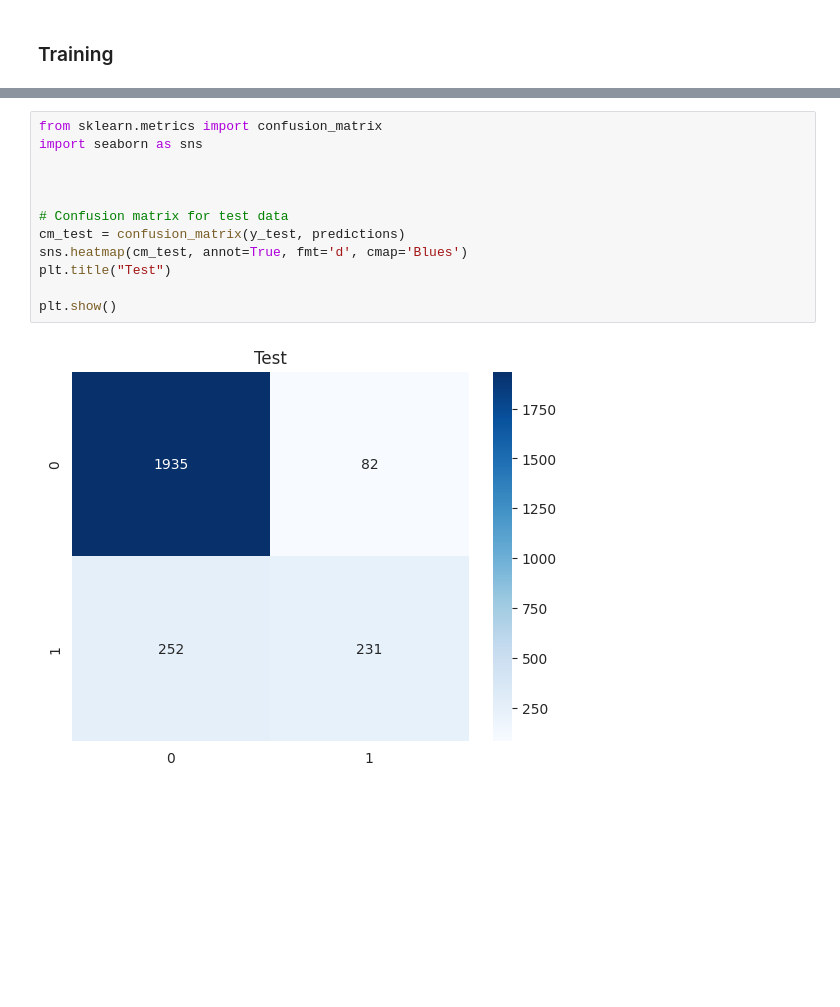
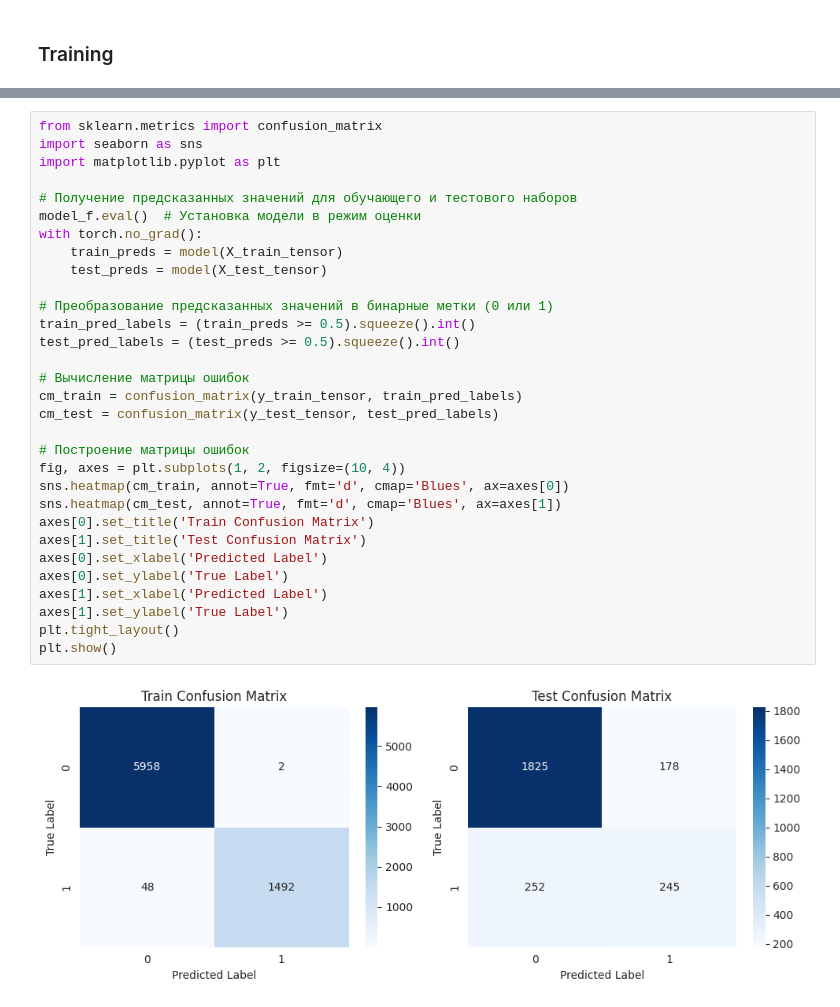
Before and after one commit to dkalenov/bank-customer-churn-prediction, a Jupyter notebook: Bank_customer_churn_prediction.ipynb, the cells around one changed output, grey strips where cells are left out. Drawn from its saved outputs; the diff is of its cells as text; blank space fills up the shorter version.

```diff
--- a/Bank_customer_churn_prediction.ipynb
+++ b/Bank_customer_churn_prediction.ipynb
@@ -1821,14 +1824,33 @@ visualization(train_loss, val_loss, is_loss = True)
-# %%
-from sklearn.metrics import confusion_matrix
-import seaborn as sns
-
-
-
-# Confusion matrix for test data
-cm_test = confusion_matrix(y_test, predictions)
-sns.heatmap(cm_test, annot=True, fmt='d', cmap='Blues')
-plt.title("Test")
-
-plt.show()
-# %% [output]
-[figure, removed]
+# %%
+from sklearn.metrics import confusion_matrix
+import seaborn as sns
+import matplotlib.pyplot as plt
+
+# Получение предсказанных значений для обучающего и тестового наборов
+model_f.eval()  # Установка модели в режим оценки
+with torch.no_grad():
+    train_preds = model(X_train_tensor)
+    test_preds = model(X_test_tensor)
+
+# Преобразование предсказанных значений в бинарные метки (0 или 1)
+train_pred_labels = (train_preds >= 0.5).squeeze().int()
+test_pred_labels = (test_preds >= 0.5).squeeze().int()
+
+# Вычисление матрицы ошибок
+cm_train = confusion_matrix(y_train_tensor, train_pred_labels)
+cm_test = confusion_matrix(y_test_tensor, test_pred_labels)
+
+# Построение матрицы ошибок
+fig, axes = plt.subplots(1, 2, figsize=(10, 4))
+sns.heatmap(cm_train, annot=True, fmt='d', cmap='Blues', ax=axes[0])
+sns.heatmap(cm_test, annot=True, fmt='d', cmap='Blues', ax=axes[1])
+axes[0].set_title('Train Confusion Matrix')
+axes[1].set_title('Test Confusion Matrix')
+axes[0].set_xlabel('Predicted Label')
+axes[0].set_ylabel('True Label')
+axes[1].set_xlabel('Predicted Label')
+axes[1].set_ylabel('True Label')
+plt.tight_layout()
+plt.show()
+# %% [output]
+[figure, added]
```
Also changed, not shown: parts of 5 cells of this notebook.
